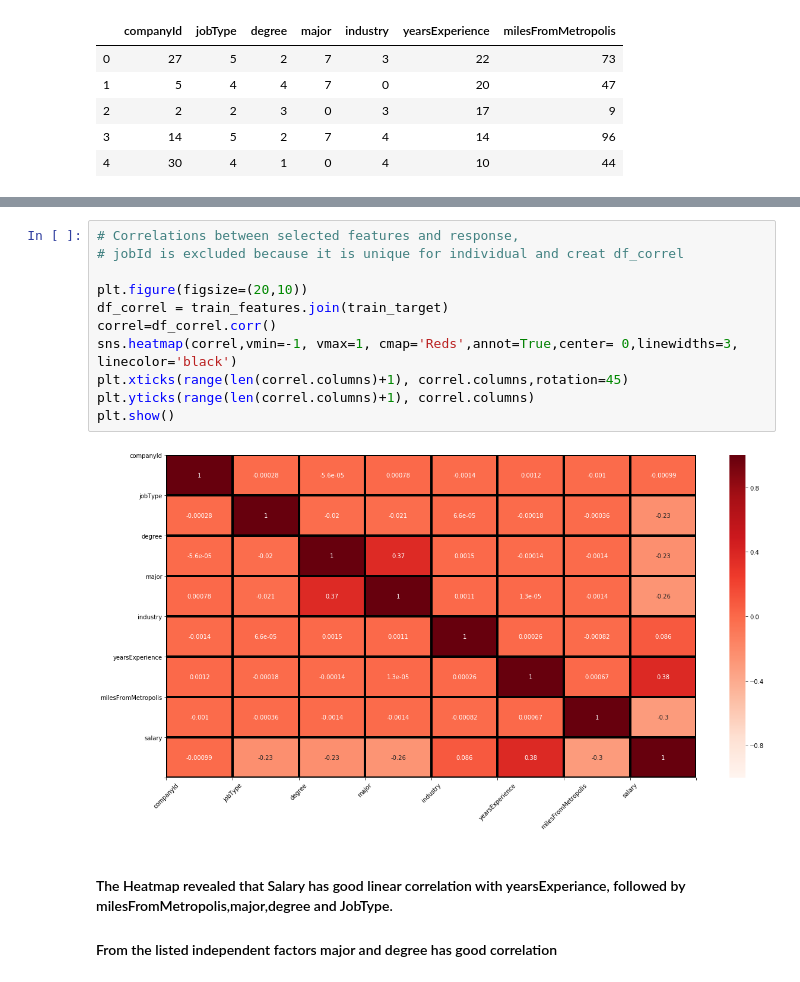
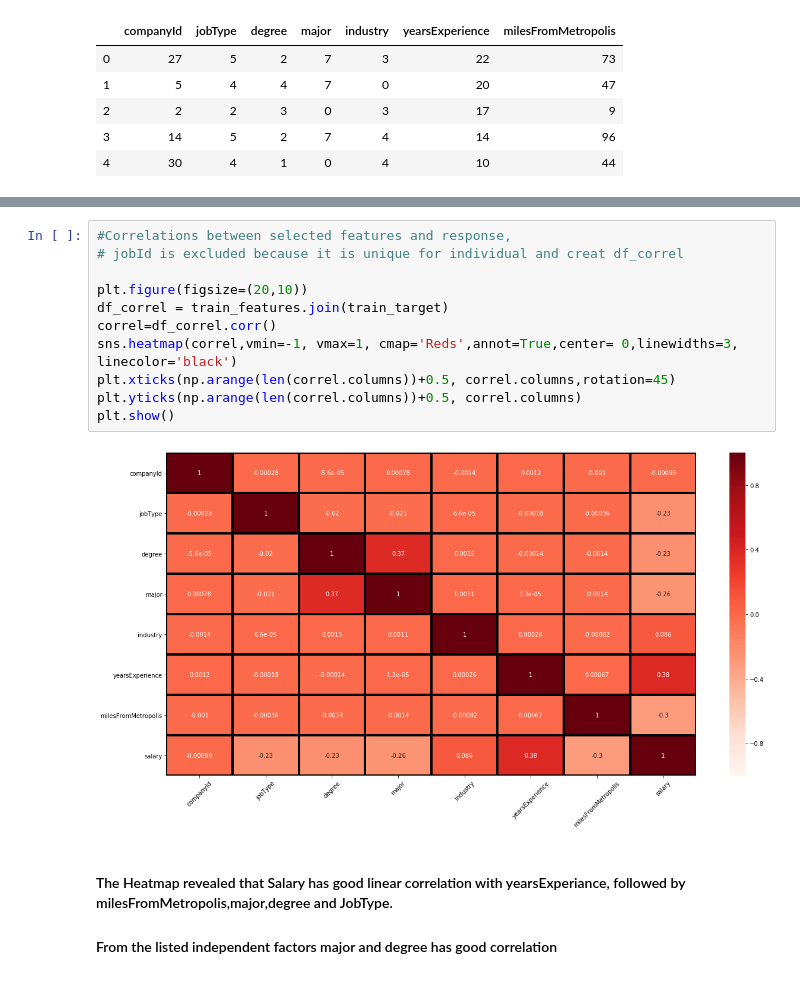
Before and after one commit to Atiabe/Salary_Prediction_Portfolio, a Jupyter notebook: Salary_Prediction_Python.ipynb, the cells around one changed output, grey strips where cells are left out. Saved outputs shown, nothing was run; the diff lists cells and outputs as text.

```diff
--- a/Salary_Prediction_Python.ipynb
+++ b/Salary_Prediction_Python.ipynb
@@ -554,16 +554,16 @@ memory usage: 101.0 MB
 # %%
-# Correlations between selected features and response,
+#Correlations between selected features and response,
 # jobId is excluded because it is unique for individual and creat df_correl
 
 plt.figure(figsize=(20,10))
 df_correl = train_features.join(train_target)
 correl=df_correl.corr()
 sns.heatmap(correl,vmin=-1, vmax=1, cmap='Reds',annot=True,center= 0,linewidths=3, linecolor='black')
-plt.xticks(range(len(correl.columns)+1), correl.columns,rotation=45)
-plt.yticks(range(len(correl.columns)+1), correl.columns)
+plt.xticks(np.arange(len(correl.columns))+0.5, correl.columns,rotation=45)
+plt.yticks(np.arange(len(correl.columns))+0.5, correl.columns)
 plt.show()
 # %% [output]
-[figure, old version]
+[figure, new version]
 # %% [markdown]
 #### The Heatmap revealed that Salary has good linear correlation with yearsExperiance, followed by milesFromMetropolis,major,degree and JobType.
 #### From the  listed independent factors major and degree has good correlation
```
Also changed, not shown: parts of 12 cells of this notebook.
